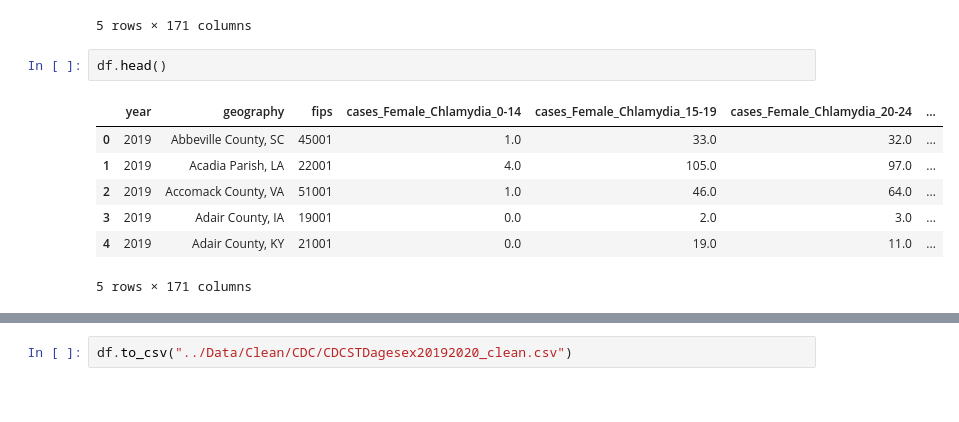
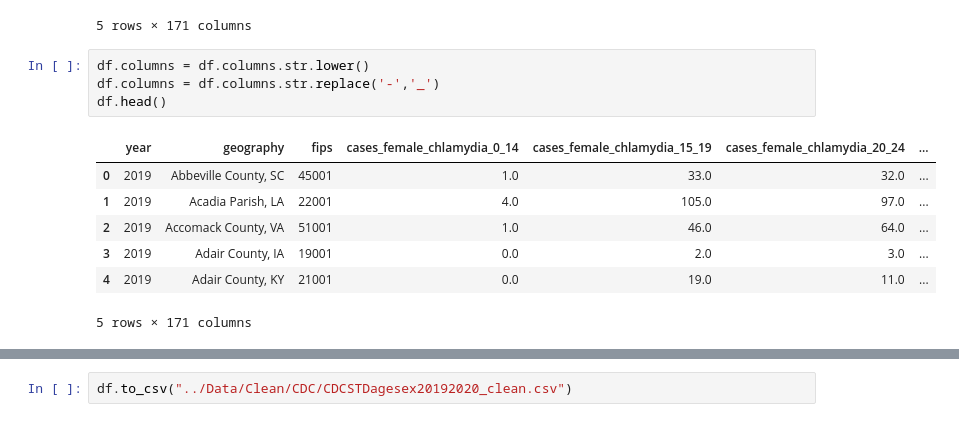
Before and after one commit to JayRPhilbrick/bdsi22dataminingsti, a Jupyter notebook: notebooks/CDCSTDagesex20192020_clean.ipynb, the cells around one changed output, grey strips where cells are left out. Drawn from its saved outputs; the diff is of its cells as text.

```diff
--- a/notebooks/CDCSTDagesex20192020_clean.ipynb
+++ b/notebooks/CDCSTDagesex20192020_clean.ipynb
@@ -118,9 +118,11 @@ df.tail()
 | 6190 | 2020 | Ziebach County, SD | 46137 | 0.0 | NaN | NaN | ... |
 5 rows × 171 columns
 # %%
+df.columns = df.columns.str.lower()
+df.columns = df.columns.str.replace('-','_')
 df.head()
 # %% [output]
-|  | year | geography | fips | cases_Female_Chlamydia_0-14 | cases_Female_Chlamydia_15-19 | cases_Female_Chlamydia_20-24 | ... |
+|  | year | geography | fips | cases_female_chlamydia_0_14 | cases_female_chlamydia_15_19 | cases_female_chlamydia_20_24 | ... |
 | 0 | 2019 | Abbeville County, SC | 45001 | 1.0 | 33.0 | 32.0 | ... |
 | 1 | 2019 | Acadia Parish, LA | 22001 | 4.0 | 105.0 | 97.0 | ... |
 | 2 | 2019 | Accomack County, VA | 51001 | 1.0 | 46.0 | 64.0 | ... |
```
Also changed, not shown: parts of 1 cell of this notebook, 7 other files.
